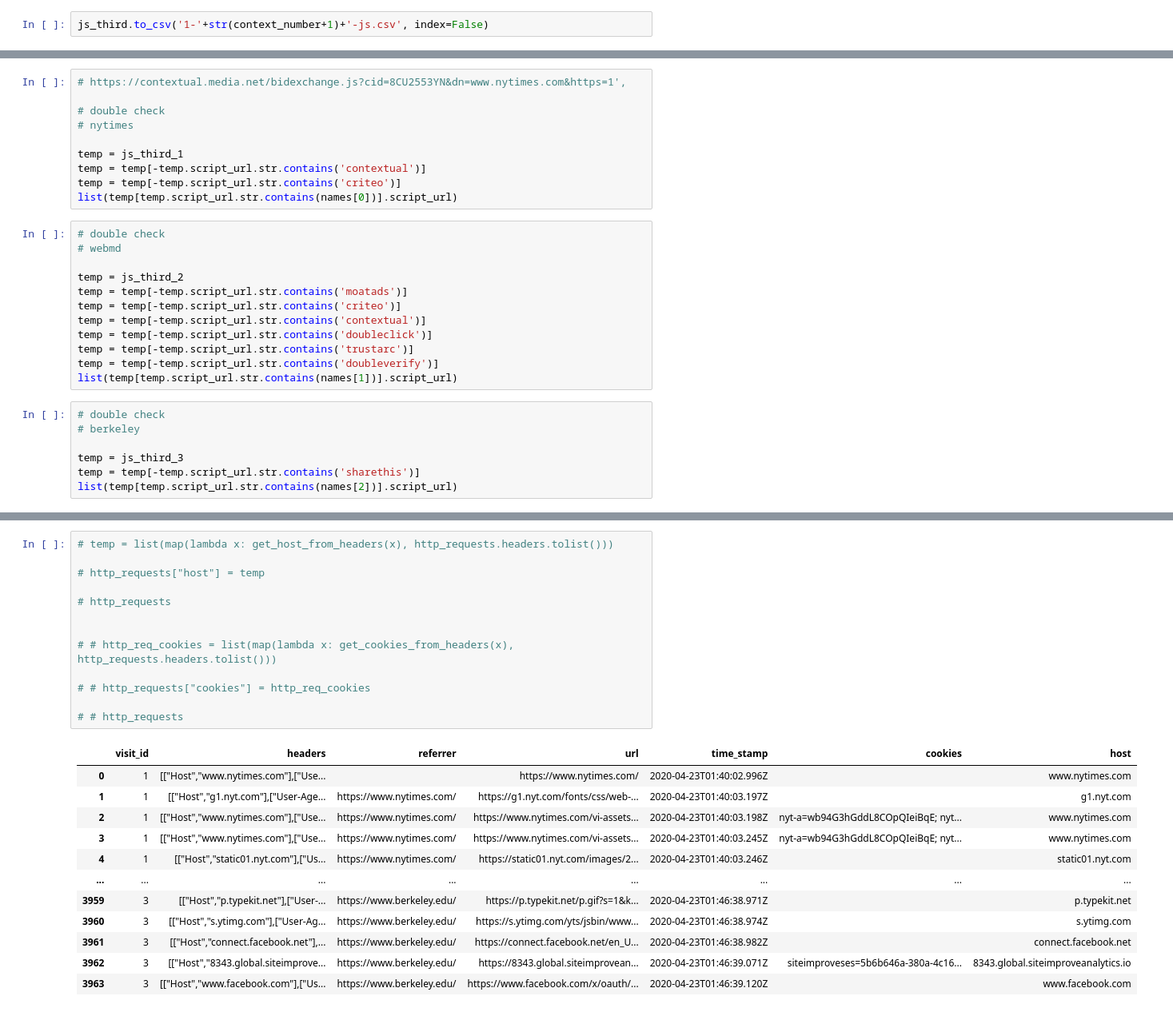
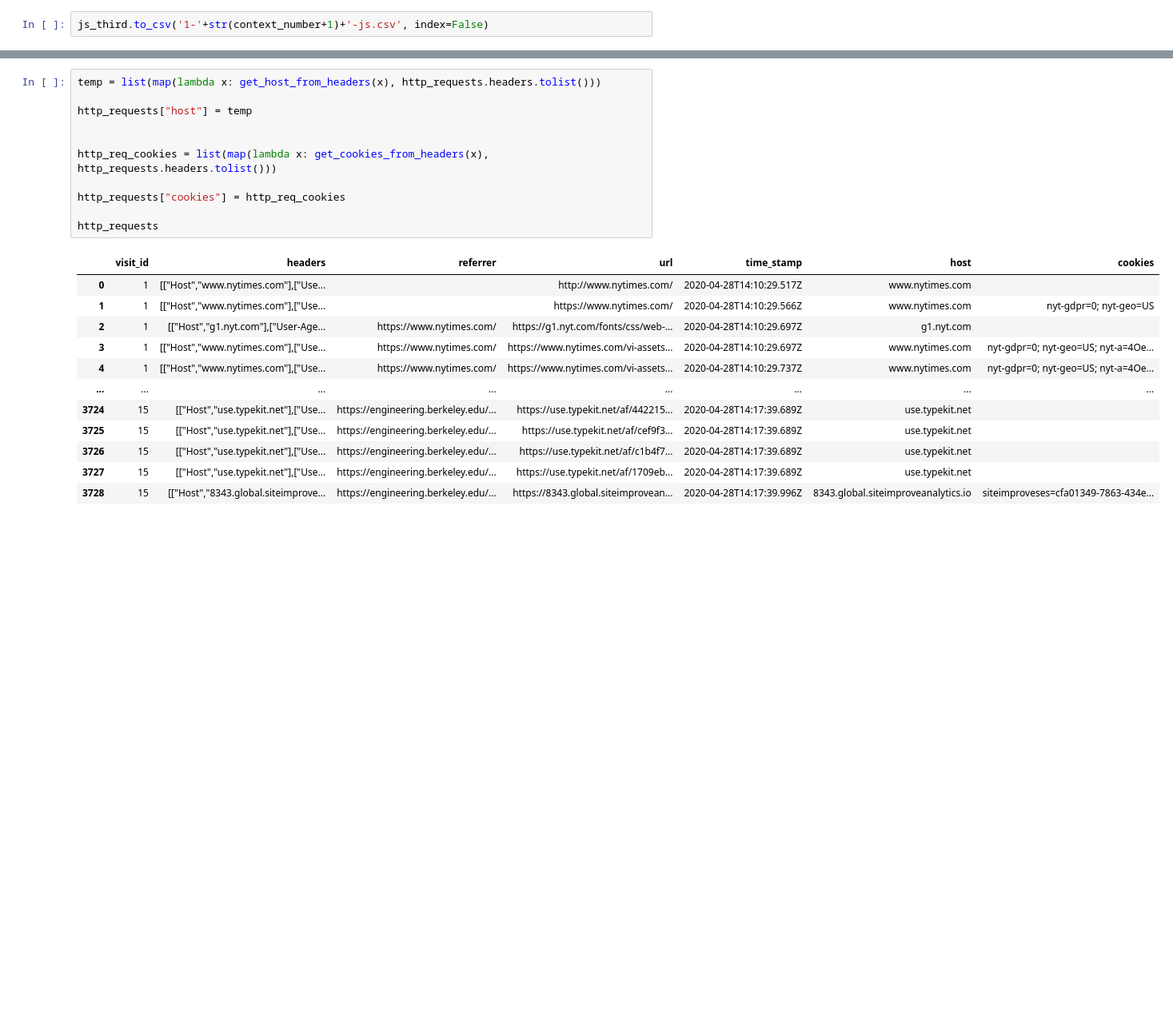
Before and after one commit to wenyi616/Cornell-Tech-Spec-Privacy-Spring2020, a Jupyter notebook: dataprocessing.ipynb, the cells around one changed output, grey strips where cells are left out. Shown: that part at 80% size. Drawn from its saved outputs; the diff is of its cells as text; blank space fills up the shorter version.

Commit message:
upload httprequest tables

```diff
--- a/dataprocessing.ipynb
+++ b/dataprocessing.ipynb
@@ -172,29 +148,0 @@ https://irle.berkeley.edu
-# %%
-# https://contextual.media.net/bidexchange.js?cid=8CU2553YN&dn=www.nytimes.com&https=1',
-
-# double check
-# nytimes
-
-temp = js_third_1
-temp = temp[-temp.script_url.str.contains('contextual')]
-temp = temp[-temp.script_url.str.contains('criteo')]
-list(temp[temp.script_url.str.contains(names[0])].script_url)
-# %%
-# double check
-# webmd
-
-temp = js_third_2
-temp = temp[-temp.script_url.str.contains('moatads')]
-temp = temp[-temp.script_url.str.contains('criteo')]
-temp = temp[-temp.script_url.str.contains('contextual')]
-temp = temp[-temp.script_url.str.contains('doubleclick')]
-temp = temp[-temp.script_url.str.contains('trustarc')]
-temp = temp[-temp.script_url.str.contains('doubleverify')]
-list(temp[temp.script_url.str.contains(names[1])].script_url)
-# %%
-# double check
-# berkeley
-
-temp = js_third_3
-temp = temp[-temp.script_url.str.contains('sharethis')]
-list(temp[temp.script_url.str.contains(names[2])].script_url)
@@ -223,28 +163,26 @@ def get_cookies_from_headers(x):
             return ta[-1]
     return ''
 # %%
-# temp = list(map(lambda x: get_host_from_headers(x), http_requests.headers.tolist()))
+temp = list(map(lambda x: get_host_from_headers(x), http_requests.headers.tolist()))
 
-# http_requests["host"] = temp
-
-# http_requests
+http_requests["host"] = temp
 
 
-# # http_req_cookies = list(map(lambda x: get_cookies_from_headers(x), http_requests.headers.tolist()))
+http_req_cookies = list(map(lambda x: get_cookies_from_headers(x), http_requests.headers.tolist()))
 
-# # http_requests["cookies"] = http_req_cookies
+http_requests["cookies"] = http_req_cookies
 
-# # http_requests
+http_requests
 # %% [output]
-|  | visit_id | headers | referrer | url | time_stamp | cookies | host |
-| 0 | 1 | [["Host","www.nytimes.com"],["Use... |  | https://www.nytimes.com/ | 2020-04-23T01:40:02.996Z |  | www.nytimes.com |
-| 1 | 1 | [["Host","g1.nyt.com"],["User-Age... | https://www.nytimes.com/ | https://g1.nyt.com/fonts/css/web-... | 2020-04-23T01:40:03.197Z |  | g1.nyt.com |
-| 2 | 1 | [["Host","www.nytimes.com"],["Use... | https://www.nytimes.com/ | https://www.nytimes.com/vi-assets... | 2020-04-23T01:40:03.198Z | nyt-a=wb94G3hGddL8COpQIeiBqE; nyt... | www.nytimes.com |
-| 3 | 1 | [["Host","www.nytimes.com"],["Use... | https://www.nytimes.com/ | https://www.nytimes.com/vi-assets... | 2020-04-23T01:40:03.245Z | nyt-a=wb94G3hGddL8COpQIeiBqE; nyt... | www.nytimes.com |
-| 4 | 1 | [["Host","static01.nyt.com"],["Us... | https://www.nytimes.com/ | https://static01.nyt.com/images/2... | 2020-04-23T01:40:03.246Z |  | static01.nyt.com |
+|  | visit_id | headers | referrer | url | time_stamp | host | cookies |
+| 0 | 1 | [["Host","www.nytimes.com"],["Use... |  | http://www.nytimes.com/ | 2020-04-28T14:10:29.517Z | www.nytimes.com |  |
+| 1 | 1 | [["Host","www.nytimes.com"],["Use... |  | https://www.nytimes.com/ | 2020-04-28T14:10:29.566Z | www.nytimes.com | nyt-gdpr=0; nyt-geo=US |
+| 2 | 1 | [["Host","g1.nyt.com"],["User-Age... | https://www.nytimes.com/ | https://g1.nyt.com/fonts/css/web-... | 2020-04-28T14:10:29.697Z | g1.nyt.com |  |
+| 3 | 1 | [["Host","www.nytimes.com"],["Use... | https://www.nytimes.com/ | https://www.nytimes.com/vi-assets... | 2020-04-28T14:10:29.697Z | www.nytimes.com | nyt-gdpr=0; nyt-geo=US; nyt-a=4Oe... |
+| 4 | 1 | [["Host","www.nytimes.com"],["Use... | https://www.nytimes.com/ | https://www.nytimes.com/vi-assets... | 2020-04-28T14:10:29.737Z | www.nytimes.com | nyt-gdpr=0; nyt-geo=US; nyt-a=4Oe... |
 | ... | ... | ... | ... | ... | ... | ... | ... |
-| 3959 | 3 | [["Host","p.typekit.net"],["User-... | https://www.berkeley.edu/ | https://p.typekit.net/p.gif?s=1&k... | 2020-04-23T01:46:38.971Z |  | p.typekit.net |
-| 3960 | 3 | [["Host","s.ytimg.com"],["User-Ag... | https://www.berkeley.edu/ | https://s.ytimg.com/yts/jsbin/www... | 2020-04-23T01:46:38.974Z |  | s.ytimg.com |
-| 3961 | 3 | [["Host","connect.facebook.net"],... | https://www.berkeley.edu/ | https://connect.facebook.net/en_U... | 2020-04-23T01:46:38.982Z |  | connect.facebook.net |
-| 3962 | 3 | [["Host","8343.global.siteimprove... | https://www.berkeley.edu/ | https://8343.global.siteimprovean... | 2020-04-23T01:46:39.071Z | siteimproveses=5b6b646a-380a-4c16... | 8343.global.siteimproveanalytics.io |
-| 3963 | 3 | [["Host","www.facebook.com"],["Us... | https://www.berkeley.edu/ | https://www.facebook.com/x/oauth/... | 2020-04-23T01:46:39.120Z |  | www.facebook.com |
+| 3724 | 15 | [["Host","use.typekit.net"],["Use... | https://engineering.berkeley.edu/... | https://use.typekit.net/af/442215... | 2020-04-28T14:17:39.689Z | use.typekit.net |  |
+| 3725 | 15 | [["Host","use.typekit.net"],["Use... | https://engineering.berkeley.edu/... | https://use.typekit.net/af/cef9f3... | 2020-04-28T14:17:39.689Z | use.typekit.net |  |
+| 3726 | 15 | [["Host","use.typekit.net"],["Use... | https://engineering.berkeley.edu/... | https://use.typekit.net/af/c1b4f7... | 2020-04-28T14:17:39.689Z | use.typekit.net |  |
+| 3727 | 15 | [["Host","use.typekit.net"],["Use... | https://engineering.berkeley.edu/... | https://use.typekit.net/af/1709eb... | 2020-04-28T14:17:39.689Z | use.typekit.net |  |
+| 3728 | 15 | [["Host","8343.global.siteimprove... | https://engineering.berkeley.edu/... | https://8343.global.siteimprovean... | 2020-04-28T14:17:39.996Z | 8343.global.siteimproveanalytics.io | siteimproveses=cfa01349-7863-434e... |
```
Also changed, not shown: parts of 20 cells of this notebook, 3 other files.
